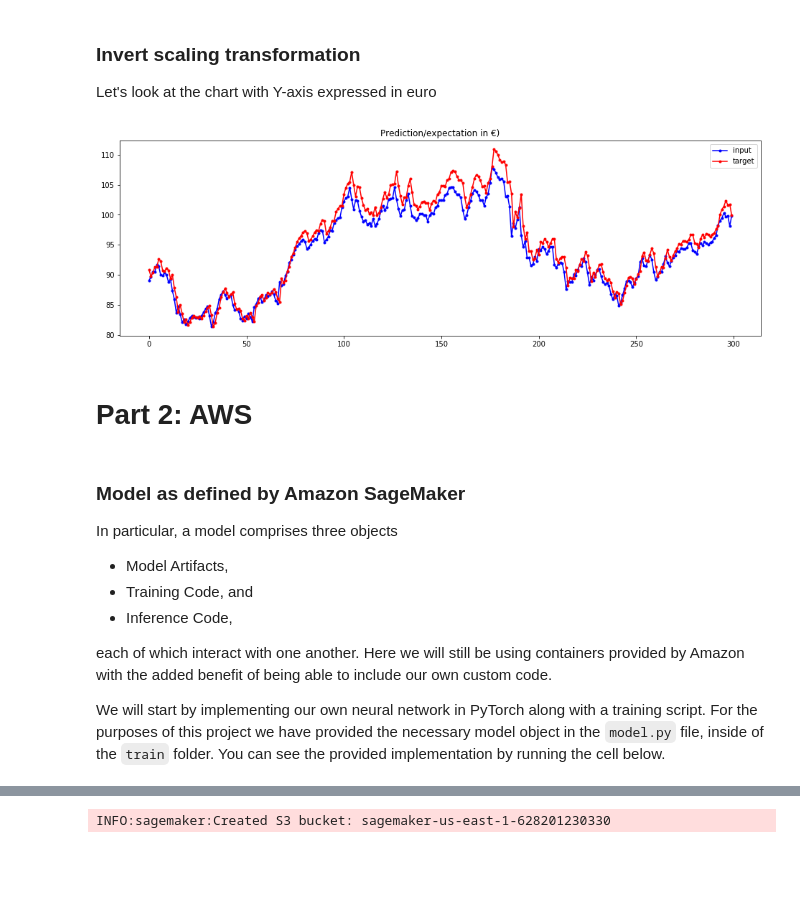
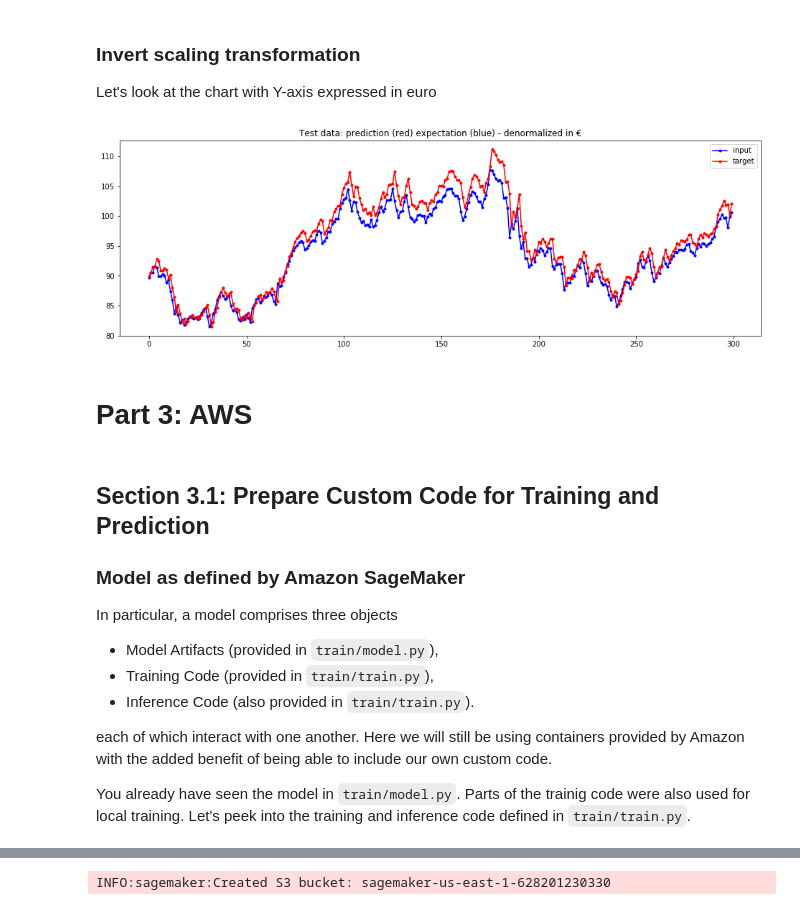
Before and after one commit to vikin91/stock-predictor-deep-learning-dojo, a Jupyter notebook: workbook-deep-learning.ipynb, the cells around one changed output, grey strips where cells are left out. Drawn from its saved outputs; the diff is of its cells as text; code cells hidden in the pictures; blank space fills up the shorter version.

```diff
--- a/workbook-deep-learning.ipynb
+++ b/workbook-deep-learning.ipynb
@@ -724,21 +726,24 @@ Let's look at the chart with Y-axis expressed in euro
 # %%
 exp = scaler_price.inverse_transform(np.array(expectations).reshape(-1, 1))
 pred = scaler_price.inverse_transform(np.array(predictions).reshape(-1, 1))
 
-plot_data(exp, pred, "Prediction/expectation in €)", len(expectations))
+plot_data(exp, pred, "Test data: prediction (red) expectation (blue) - denormalized in €", len(expectations))
 # %% [output]
-[figure, old version]
+[figure, new version]
 # %% [markdown]
-# Part 2: AWS
+# Part 3: AWS
 # %% [markdown]
+## Section 3.1: Prepare Custom Code for Training and Prediction
+
 ### Model as defined by Amazon SageMaker
 
 In particular, a model comprises three objects
 
- - Model Artifacts,
- - Training Code, and
- - Inference Code,
+ - Model Artifacts (provided in `train/model.py`),
+ - Training Code (provided in `train/train.py`),
+ - Inference Code (also provided in `train/train.py`).
 
 each of which interact with one another. Here we will still be using containers provided by Amazon with the added benefit of being able to include our own custom code.
 
-We will start by implementing our own neural network in PyTorch along with a training script. For the purposes of this project we have provided the necessary model object in the `model.py` file, inside of the `train` folder. You can see the provided implementation by running the cell below.
+You already have seen the model in `train/model.py`. Parts of the trainig code were also used for local training.
+Let's peek into the training and inference code defined in `train/train.py`.
```
Also changed, not shown: parts of 33 cells of this notebook, 2 other files.
